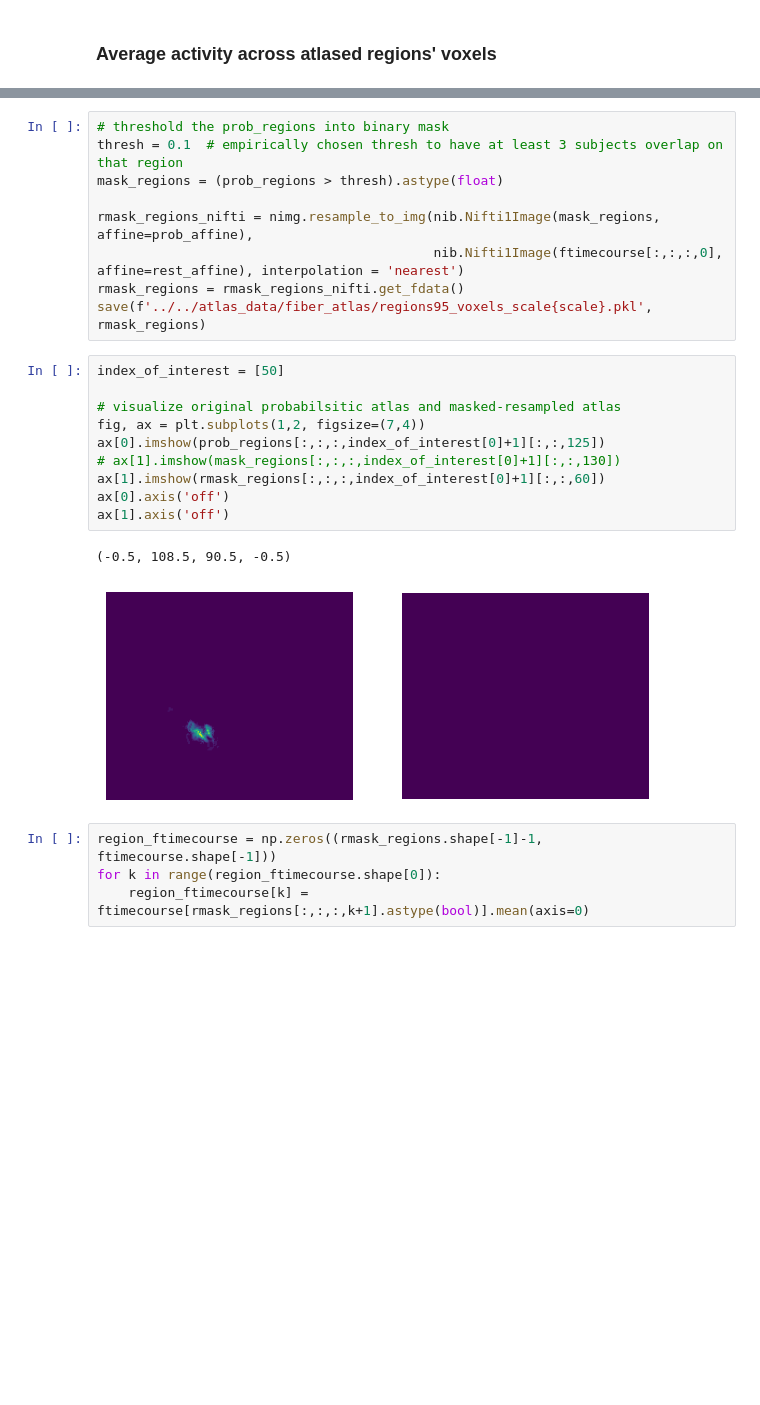
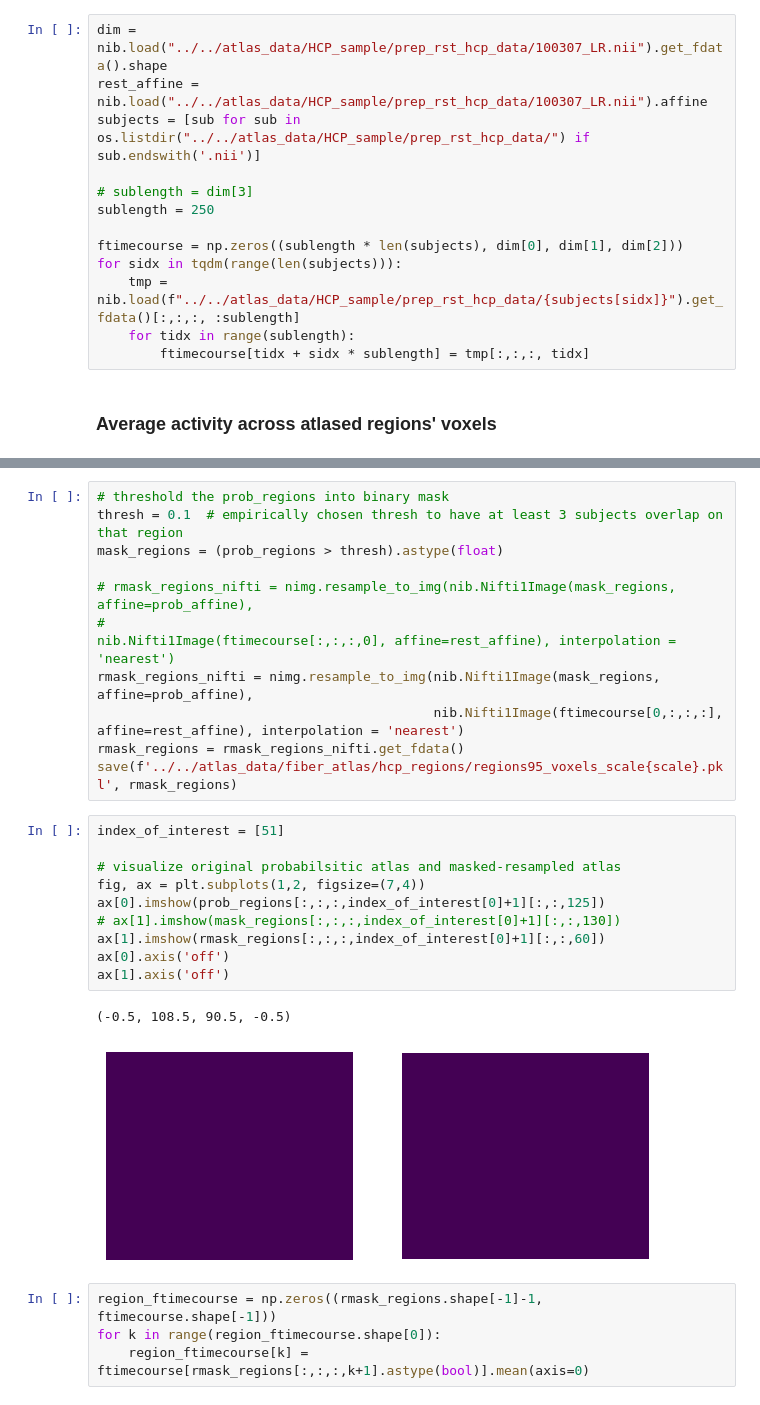
Before and after one commit to miki998/structural_wminpainting, a Jupyter notebook: notebooks/prepare_fiberatlas.ipynb, the cells around one changed output, grey strips where cells are left out. Saved outputs shown, nothing was run; the diff lists cells and outputs as text; blank space fills up the shorter version.

```diff
--- a/notebooks/prepare_fiberatlas.ipynb
+++ b/notebooks/prepare_fiberatlas.ipynb
@@ -181,3 +179,16 @@ zscored_space = zscored_space / len(subjects)
+# %%
+dim = nib.load("../../atlas_data/HCP_sample/prep_rst_hcp_data/100307_LR.nii").get_fdata().shape
+rest_affine = nib.load("../../atlas_data/HCP_sample/prep_rst_hcp_data/100307_LR.nii").affine
+subjects = [sub for sub in os.listdir("../../atlas_data/HCP_sample/prep_rst_hcp_data/") if sub.endswith('.nii')]
+
+# sublength = dim[3]
+sublength = 250
+
+ftimecourse = np.zeros((sublength * len(subjects), dim[0], dim[1], dim[2]))
+for sidx in tqdm(range(len(subjects))):
+    tmp = nib.load(f"../../atlas_data/HCP_sample/prep_rst_hcp_data/{subjects[sidx]}").get_fdata()[:,:,:, :sublength]
+    for tidx in range(sublength):
+        ftimecourse[tidx + sidx * sublength] = tmp[:,:,:, tidx]
 # %% [markdown]
 ### Average activity across atlased regions' voxels
 # %%
@@ -199,23 +209,25 @@ os.listdir('../../atlas_data/fiber_atlas/yasser_datacomp/volspams_compress')
 thresh = 0.1  # empirically chosen thresh to have at least 3 subjects overlap on that region
 mask_regions = (prob_regions > thresh).astype(float)
 
+# rmask_regions_nifti = nimg.resample_to_img(nib.Nifti1Image(mask_regions, affine=prob_affine),
+#                                            nib.Nifti1Image(ftimecourse[:,:,:,0], affine=rest_affine), interpolation = 'nearest')
 rmask_regions_nifti = nimg.resample_to_img(nib.Nifti1Image(mask_regions, affine=prob_affine),
-                                           nib.Nifti1Image(ftimecourse[:,:,:,0], affine=rest_affine), interpolation = 'nearest')
+                                           nib.Nifti1Image(ftimecourse[0,:,:,:], affine=rest_affine), interpolation = 'nearest')
 rmask_regions = rmask_regions_nifti.get_fdata()
-save(f'../../atlas_data/fiber_atlas/regions95_voxels_scale{scale}.pkl', rmask_regions)
+save(f'../../atlas_data/fiber_atlas/hcp_regions/regions95_voxels_scale{scale}.pkl', rmask_regions)
 # %%
-index_of_interest = [50]
+index_of_interest = [51]
 
 # visualize original probabilsitic atlas and masked-resampled atlas
 fig, ax = plt.subplots(1,2, figsize=(7,4))
 ax[0].imshow(prob_regions[:,:,:,index_of_interest[0]+1][:,:,125])
 # ax[1].imshow(mask_regions[:,:,:,index_of_interest[0]+1][:,:,130])
 ax[1].imshow(rmask_regions[:,:,:,index_of_interest[0]+1][:,:,60])
 ax[0].axis('off')
 ax[1].axis('off')
 # %% [output]
 (-0.5, 108.5, 90.5, -0.5)
-[figure, old version]
+[figure, new version]
 # %%
 region_ftimecourse = np.zeros((rmask_regions.shape[-1]-1, ftimecourse.shape[-1]))
 for k in range(region_ftimecourse.shape[0]):
```
Also changed, not shown: parts of 3 cells of this notebook, 8 other files.
